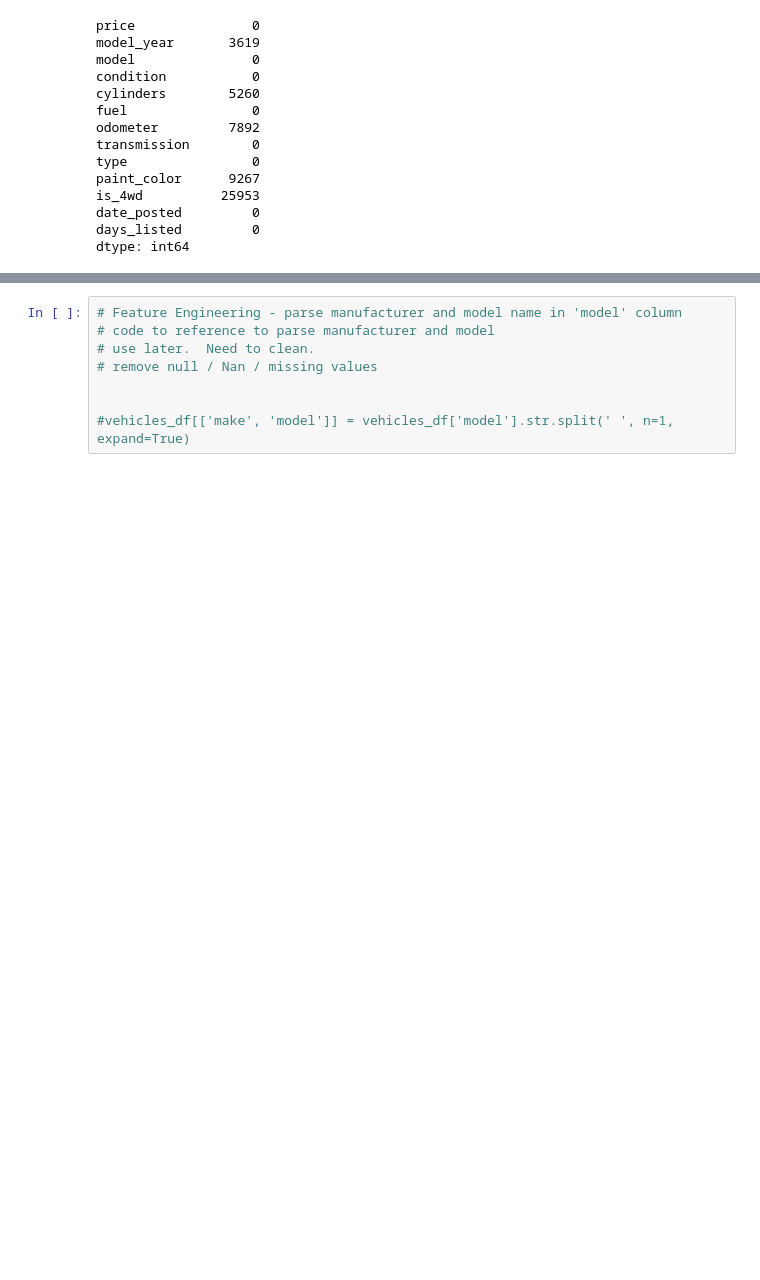
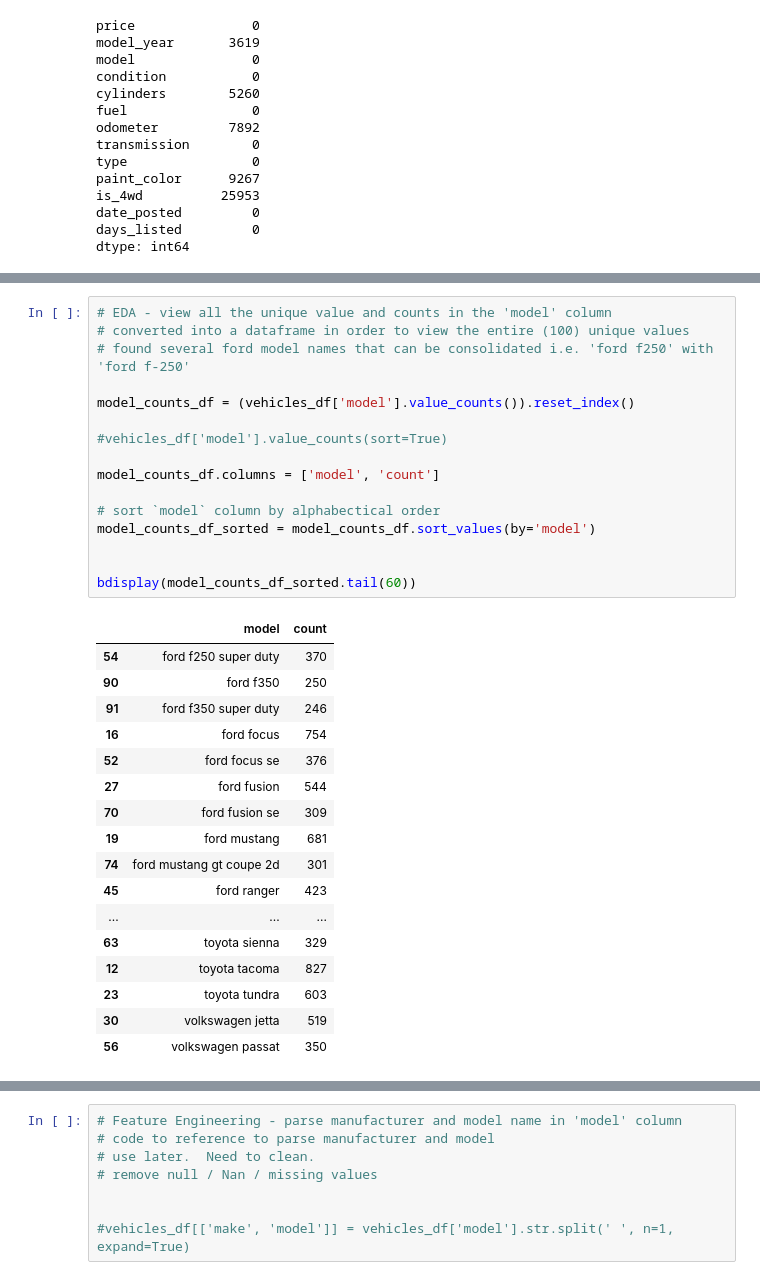
Before and after one commit to MelvicTN/SW_Development_Tool, a Jupyter notebook: EDA.ipynb, the cells around one changed output, grey strips where cells are left out. Saved outputs shown, nothing was run; the diff lists cells and outputs as text; blank space fills up the shorter version.

```diff
--- a/EDA.ipynb
+++ b/EDA.ipynb
@@ -112,0 +288,34 @@ SyntaxError: unmatched ')' (2860529539.py, line 3)
+# %%
+# EDA - view all the unique value and counts in the 'model' column
+# converted into a dataframe in order to view the entire (100) unique values
+# found several ford model names that can be consolidated i.e. 'ford f250' with 'ford f-250'
+
+model_counts_df = (vehicles_df['model'].value_counts()).reset_index()
+
+#vehicles_df['model'].value_counts(sort=True)
+
+model_counts_df.columns = ['model', 'count']
+
+# sort `model` column by alphabectical order
+model_counts_df_sorted = model_counts_df.sort_values(by='model')
+
+
+bdisplay(model_counts_df_sorted.tail(60))
+# %% [output]
+|  | model | count |
+| 54 | ford f250 super duty | 370 |
+| 90 | ford f350 | 250 |
+| 91 | ford f350 super duty | 246 |
+| 16 | ford focus | 754 |
+| 52 | ford focus se | 376 |
+| 27 | ford fusion | 544 |
+| 70 | ford fusion se | 309 |
+| 19 | ford mustang | 681 |
+| 74 | ford mustang gt coupe 2d | 301 |
+| 45 | ford ranger | 423 |
+| ... | ... | ... |
+| 63 | toyota sienna | 329 |
+| 12 | toyota tacoma | 827 |
+| 23 | toyota tundra | 603 |
+| 30 | volkswagen jetta | 519 |
+| 56 | volkswagen passat | 350 |
```
Also changed, not shown: parts of 18 cells of this notebook.
